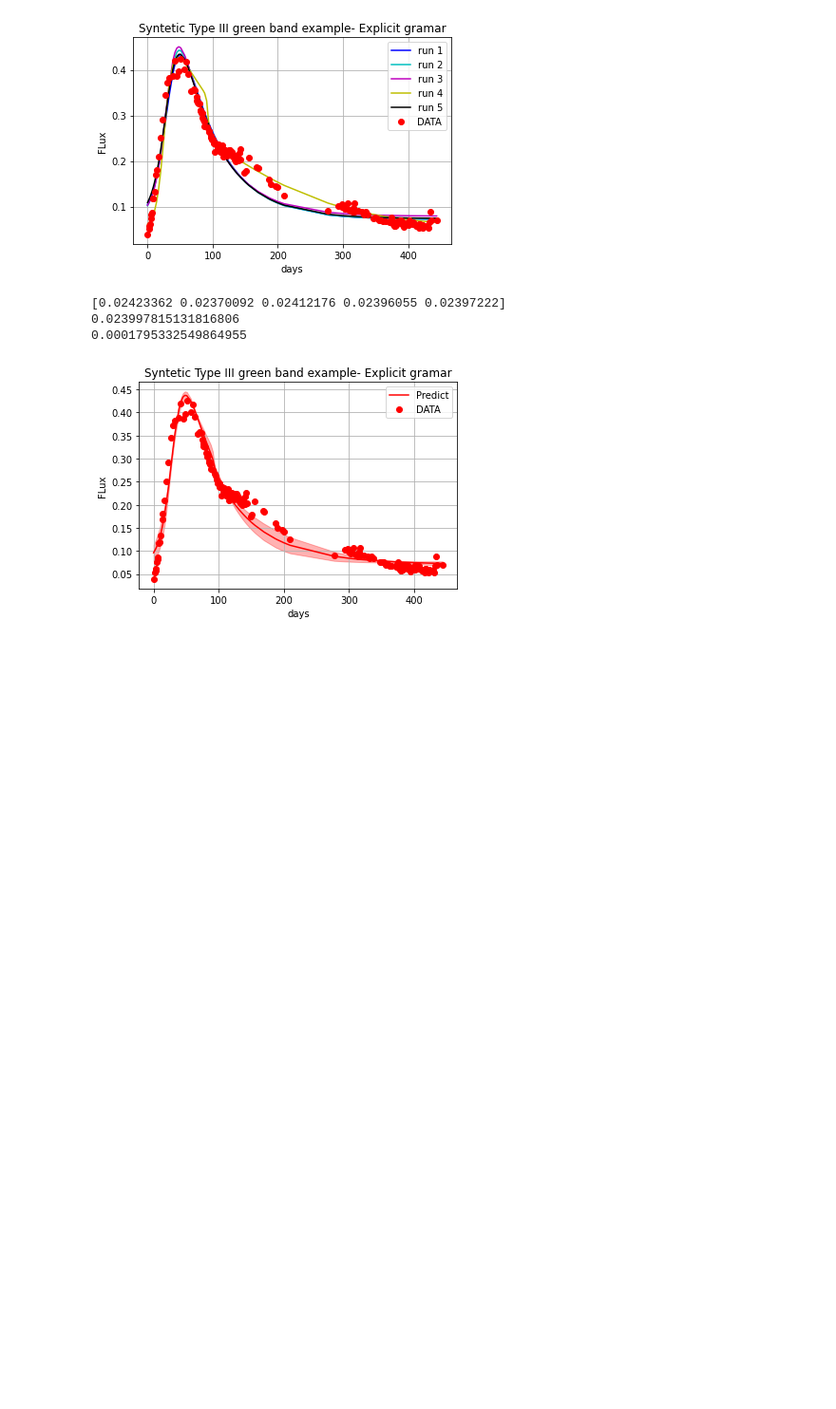
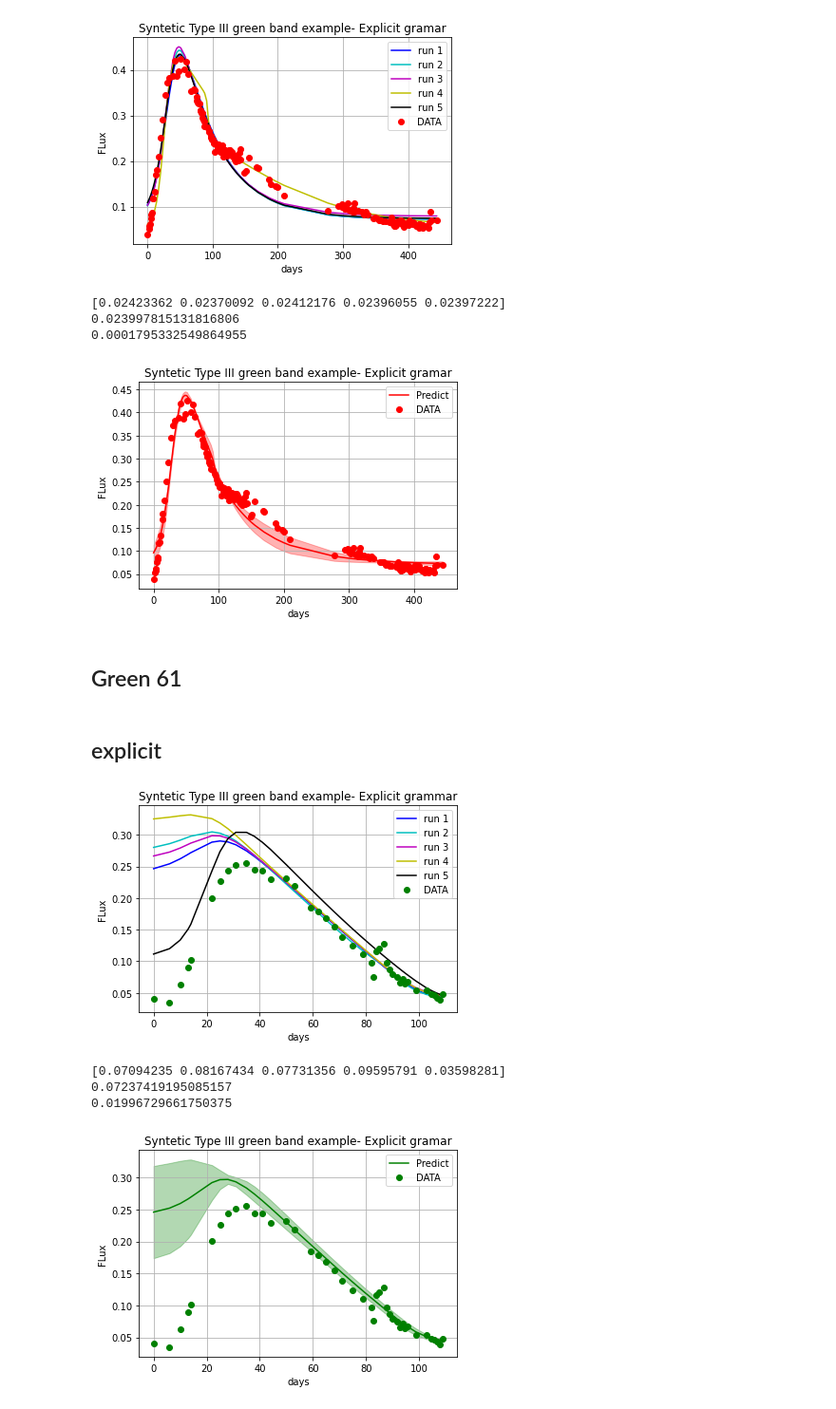
Before and after one commit to nfierroflo/Evolutionary-computation, a Jupyter notebook: PruebasFineles.ipynb, the cells around one changed output. Shown at 95% size. Drawn from its saved outputs; the diff is of its cells as text; code cells hidden in the pictures; blank space fills up the shorter version.

```diff
--- a/PruebasFineles.ipynb
+++ b/PruebasFineles.ipynb
@@ -1018,3 +1018,39 @@ plotResultsRed2(t,signal_green352,g1(t), g2(t), g3(t), g4(t), g5(t), title="Synt
 0.023997815131816806
 0.0001795332549864955
 [figure]
+# %% [markdown]
+## Green 61
+# %% [markdown]
+## explicit
+# %%
+base='alerceZTV0spm_61_green.txt'
+t,signal_green61=LeerData(base)
+t=np.array(t)
+# %%
+run1= "(0.239-(0.222*(x[0]-45.8)|_div_|61.03)|_div_|(1+_exp_((20.1-x[0])|_div_|06.57)))*(1-_sig_(0.2*(x[0]-(98.00+22.4))))+(_sig_(0.2*(x[0]-(95.06+20.7))))*(0.778*(1-0.244)*_exp_((49.62+36.2-x[0])|_div_|20.99)|_div_|(1+_exp_((27.3-x[0])|_div_|25.77)))"
+run2= "(0.274-(0.266*(x[0]-36.1)|_div_|70.42)|_div_|(1+_exp_((20.0-x[0])|_div_|06.55)))*(1-_sig_(0.2*(x[0]-(44.63+48.8))))+(_sig_(0.2*(x[0]-(51.71+34.9))))*(0.128*(1-0.725)*_exp_((77.08+54.5-x[0])|_div_|79.75)|_div_|(1+_exp_((45.9-x[0])|_div_|23.77)))"
+run3= "(0.261-(0.235*(x[0]-39.9)|_div_|64.87)|_div_|(1+_exp_((20.0-x[0])|_div_|06.23)))*(1-_sig_(0.2*(x[0]-(72.24+55.9))))+(_sig_(0.2*(x[0]-(79.13+27.5))))*(0.242*(1-0.345)*_exp_((10.21+50.5-x[0])|_div_|64.38)|_div_|(1+_exp_((24.8-x[0])|_div_|85.29)))"
+run4= "(0.322-(0.315*(x[0]-23.7)|_div_|86.15)|_div_|(1+_exp_((20.1-x[0])|_div_|06.15)))*(1-_sig_(0.2*(x[0]-(99.57+49.9))))+(_sig_(0.2*(x[0]-(89.99+24.7))))*(0.671*(1-0.574)*_exp_((60.41+41.2-x[0])|_div_|17.76)|_div_|(1+_exp_((49.3-x[0])|_div_|41.86)))"
+run5= "(0.099-(0.110*(x[0]-22.8)|_div_|79.72)|_div_|(1+_exp_((31.9-x[0])|_div_|28.41)))*(1-_sig_(0.2*(x[0]-(53.37+54.8))))+(_sig_(0.2*(x[0]-(00.14+21.4))))*(0.844*(1-0.357)*_exp_((08.65+22.3-x[0])|_div_|35.92)|_div_|(1+_exp_((39.9-x[0])|_div_|41.89)))"
+g1=lambda t: str_to_value(t,run1)
+g2=lambda t: str_to_value(t,run2)
+g3=lambda t: str_to_value(t,run3)
+g4=lambda t: str_to_value(t,run4)
+g5=lambda t: str_to_value(t,run5)
+
+plotResultsGreen(t,signal_green61,g1(t), g2(t), g3(t), g4(t), g5(t), title="Syntetic Type III green band example- Explicit grammar")
+
+
+rmse_1=CalcularRMS(t,signal_green61,g1(t), g2(t), g3(t), g4(t), g5(t))
+print(rmse_1)
+print(np.mean(rmse_1))
+print(np.std(rmse_1))
+
+
+plotResultsGreen2(t,signal_green61,g1(t), g2(t), g3(t), g4(t), g5(t), title="Syntetic Type III green band example- Explicit gramar")
+# %% [output]
+[figure, added]
+[0.07094235 0.08167434 0.07731356 0.09595791 0.03598281]
+0.07237419195085157
+0.01996729661750375
+[figure, added]
```
Also changed, not shown: parts of 20 cells of this notebook.
